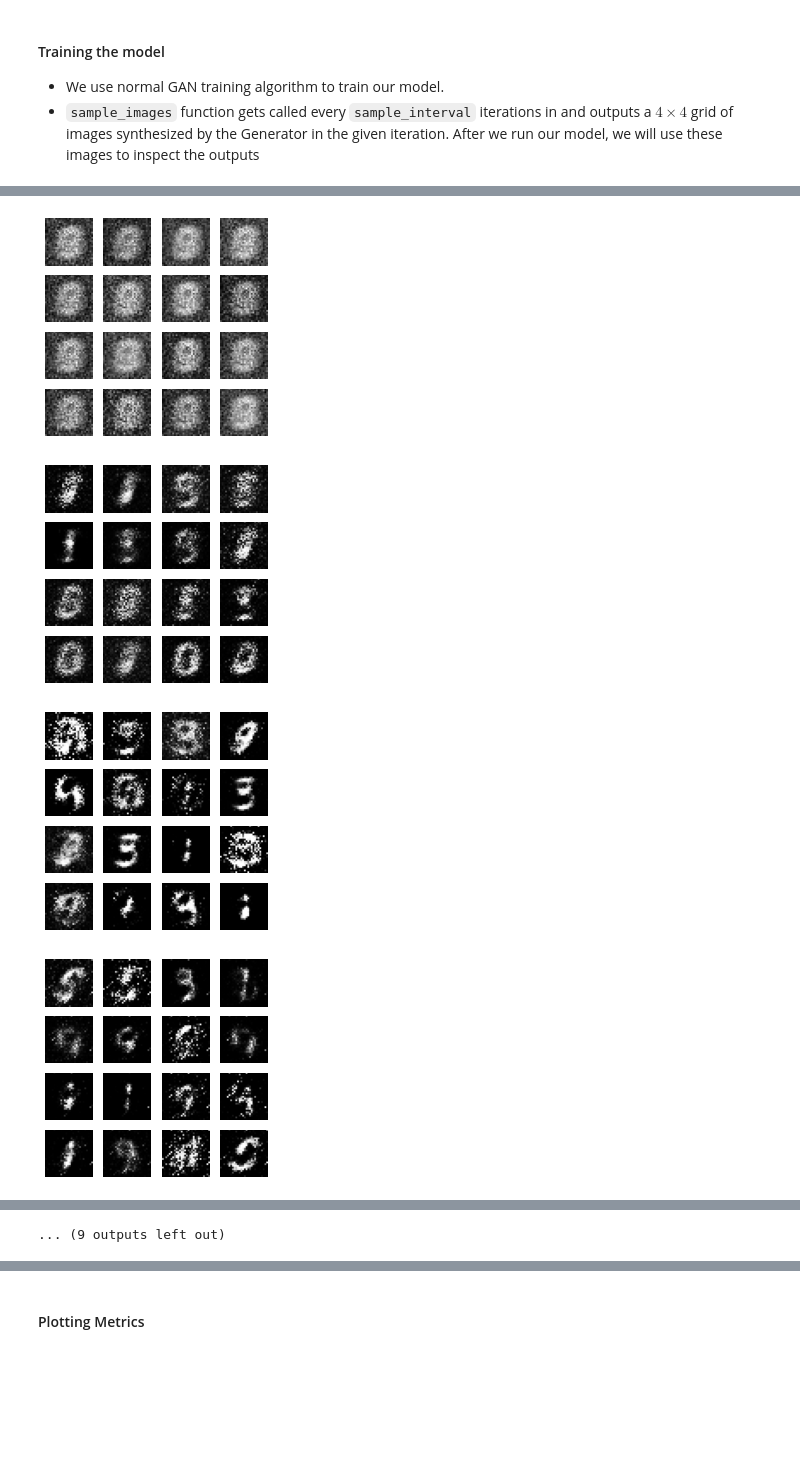
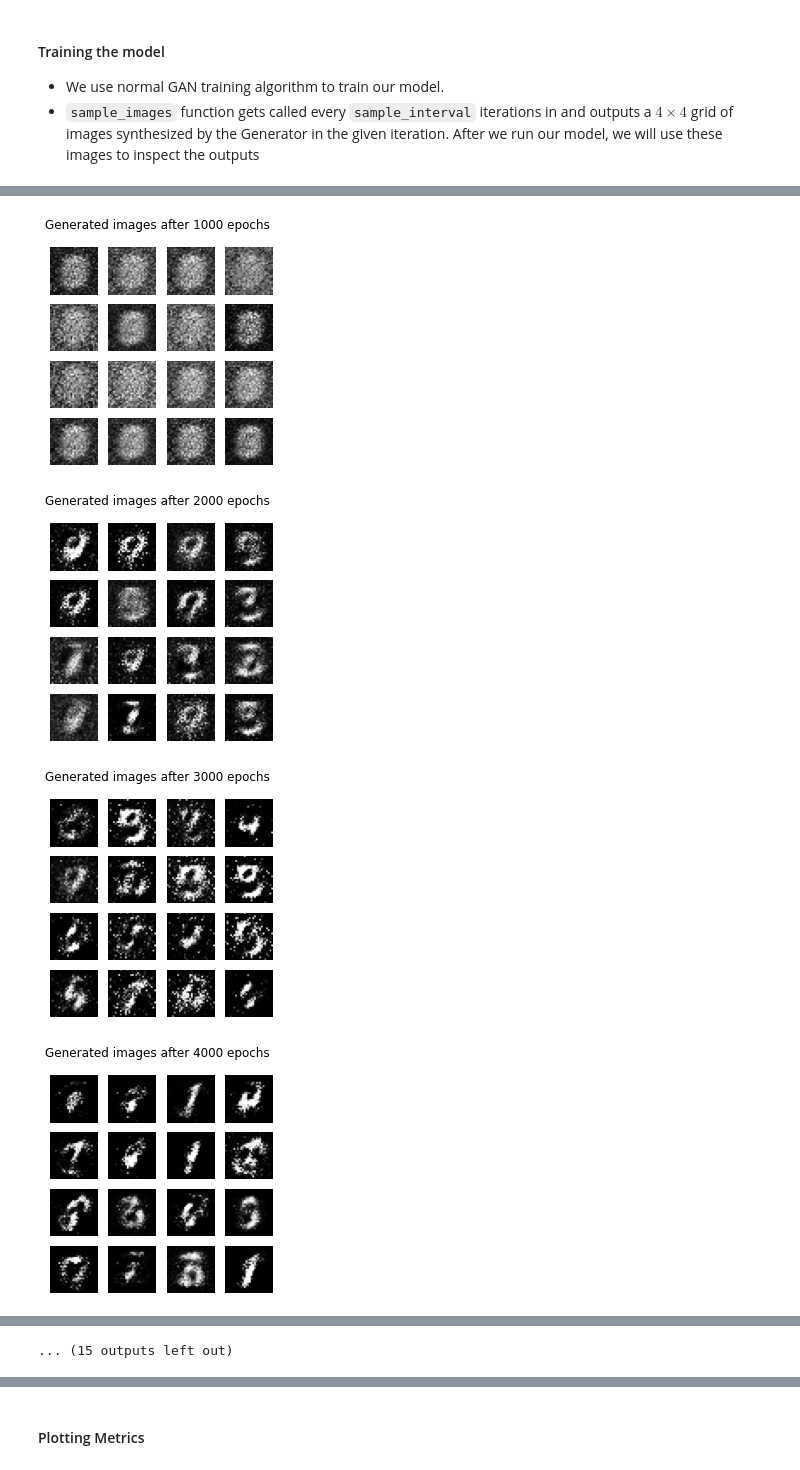
Before and after one commit to ornkkk/DeepLearning-GANs, a Jupyter notebook: Vanilla_GAN.ipynb, the cells around one changed output, grey strips where cells are left out. Cells and saved outputs as stored; diff of their text form; code cells hidden in the pictures; blank space fills up the shorter version.

```diff
--- a/Vanilla_GAN.ipynb
+++ b/Vanilla_GAN.ipynb
@@ -82,9 +82,9 @@ gan.compile(loss='binary_crossentropy', optimizer=Adam())
 # %%
 losses = []
 accuracies = []
-iteration_checkpoints = []
+epoch_checkpoints = []
 
-def train(iterations, batch_size, sample_interval):
+def train(epochs, batch_size, sample_interval):
   # Loading MNIST dataset
   (X_train, _), (_, _) = mnist.load_data()
 
@@ -96,7 +96,7 @@ def train(iterations, batch_size, sample_interval):
   real = np.ones((batch_size, 1))
   fake = np.zeros((batch_size, 1))
 
-  for iteration in range(iterations):
+  for epoch in range(epochs):
     # Getting a batch of random real images
     idx = np.random.randint(0, X_train.shape[0], batch_size)
     imgs = X_train[idx]
@@ -117,12 +117,12 @@ def train(iterations, batch_size, sample_interval):
     # Training the Generator
     g_loss = gan.train_on_batch(z, real)
 
-    if (iteration + 1) % sample_interval == 0:
+    if (epoch + 1) % sample_interval == 0:
       # Saving metrics for plotting
       losses.append((d_loss, g_loss))
       accuracies.append(100.0 * accuracy)
-      iteration_checkpoints.append(iteration + 1)
+      epoch_checkpoints.append(epoch + 1)
 
-      print(f"{iteration+1} [D loss: {d_loss}, acc.: {100.0*accuracy:.2f}%%] [G loss: {g_loss}]")
-      sample_images(generator)
+      print(f"{epoch+1} [Discriminator loss: {d_loss:.5f}, accuracy: {100.0*accuracy:.2f}%%] [Generator loss: {g_loss:.5f}]")
+      sample_images(generator, epoch+1)
 # %%
@@ -151,5 +152,5 @@ def sample_images(generator, image_grid_rows=4, image_grid_columns=4):
 # %%
-iterations = 20000
+iterations = 25000
 batch_size = 128
 sample_interval = 1000
 
@@ -178,4 +180,4 @@ train(iterations, batch_size, sample_interval)
-[figure, old version]
+[figure, new version]
-[figure, old version]
+[figure, new version]
-[figure, old version]
+[figure, new version]
-[figure, old version]
+[figure, new version]
@@ -189,3 +190,3 @@ train(iterations, batch_size, sample_interval)
-... (9 outputs left out)
+... (15 outputs left out)
 # %% [markdown]
 - We can observe from the above output that the initial images are random noises. The Generator gradually learns and generates better and better images.
```
Also changed, not shown: parts of 6 cells of this notebook.
